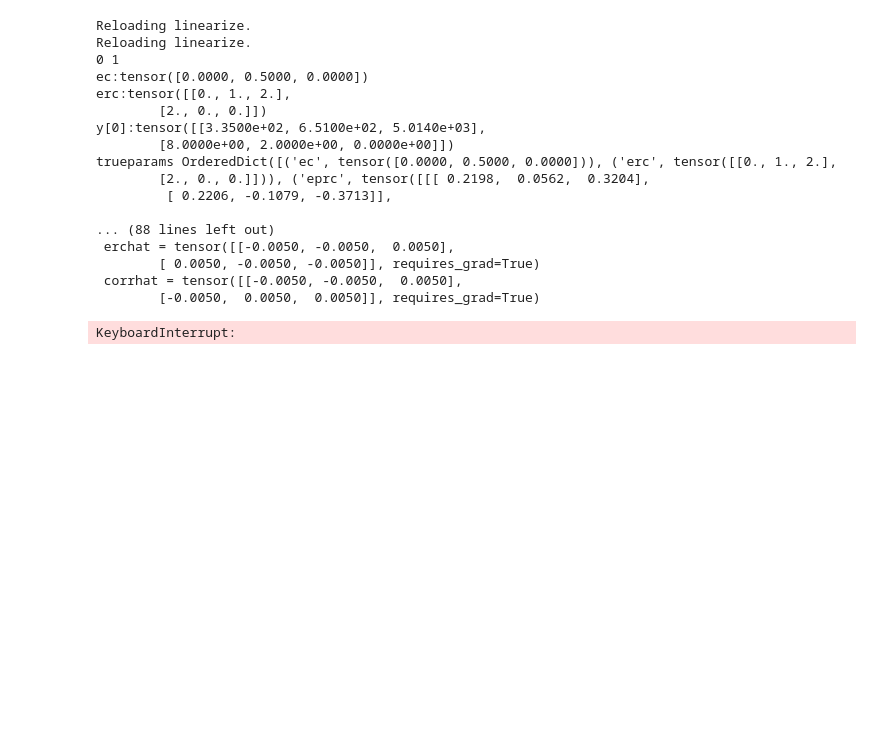
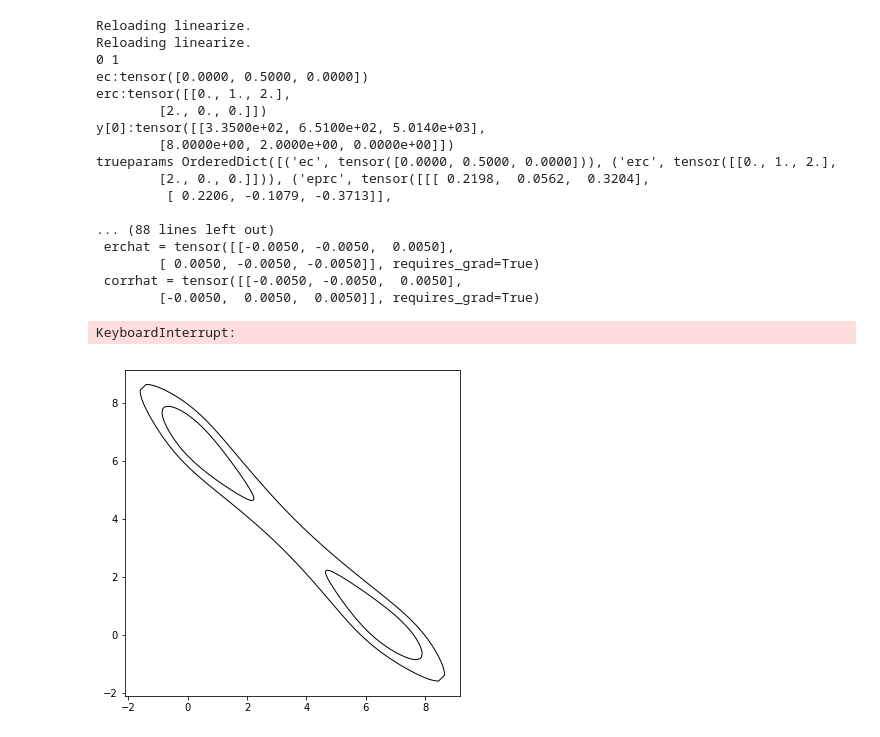
Before and after one commit to jamesonquinn/eipython, a Jupyter notebook: demo.ipynb, the cells around one changed output. Drawn from its saved outputs; the diff is of its cells as text; code cells hidden in the pictures; blank space fills up the shorter version.

Commit message:
pictures with true posterior
just added labels, now pics are not showing..?

```diff
--- a/demo.ipynb
+++ b/demo.ipynb
@@ -183,3 +146,26 @@ trueparams OrderedDict([('ec', tensor([0.0000, 0.5000, 0.0000])), ('erc', tensor
  corrhat = tensor([[-0.0050, -0.0050,  0.0050],
         [-0.0050,  0.0050,  0.0050]], requires_grad=True)
 KeyboardInterrupt:
+# %%
+from importlib import reload
+import demo #import *
+reload(demo)
+from demo import *
+import cProfile as profile
+
+
+kwargs = dict(obs=ts(7.),df=ts(2.),sig=ts(.4))
+kwargs = dict(obs=ts(4.),df=ts(5.),sig=ts(.4))
+kwargs = dict(obs=ts(7.),df=ts(2.),sig=ts(.4))
+ps = getTruePosteriors([.5,.95],-8,.1,**kwargs)
+
+
+fig, ax = plt.subplots(figsize=(6, 6))
+for p in ps:
+    ax.fill([x for x,y in p], [y for x,y in p], fill=False)
+
+#confidence_ellipse(torch.ones(2),torch.eye(2),ax,alpha=0.5, facecolor='pink', edgecolor='purple', zorder=0)
+#print("hi")
+plt.show()
+# %% [output]
+[figure, added]
```
Also changed, not shown: parts of 1 cell of this notebook, 5 other files.
